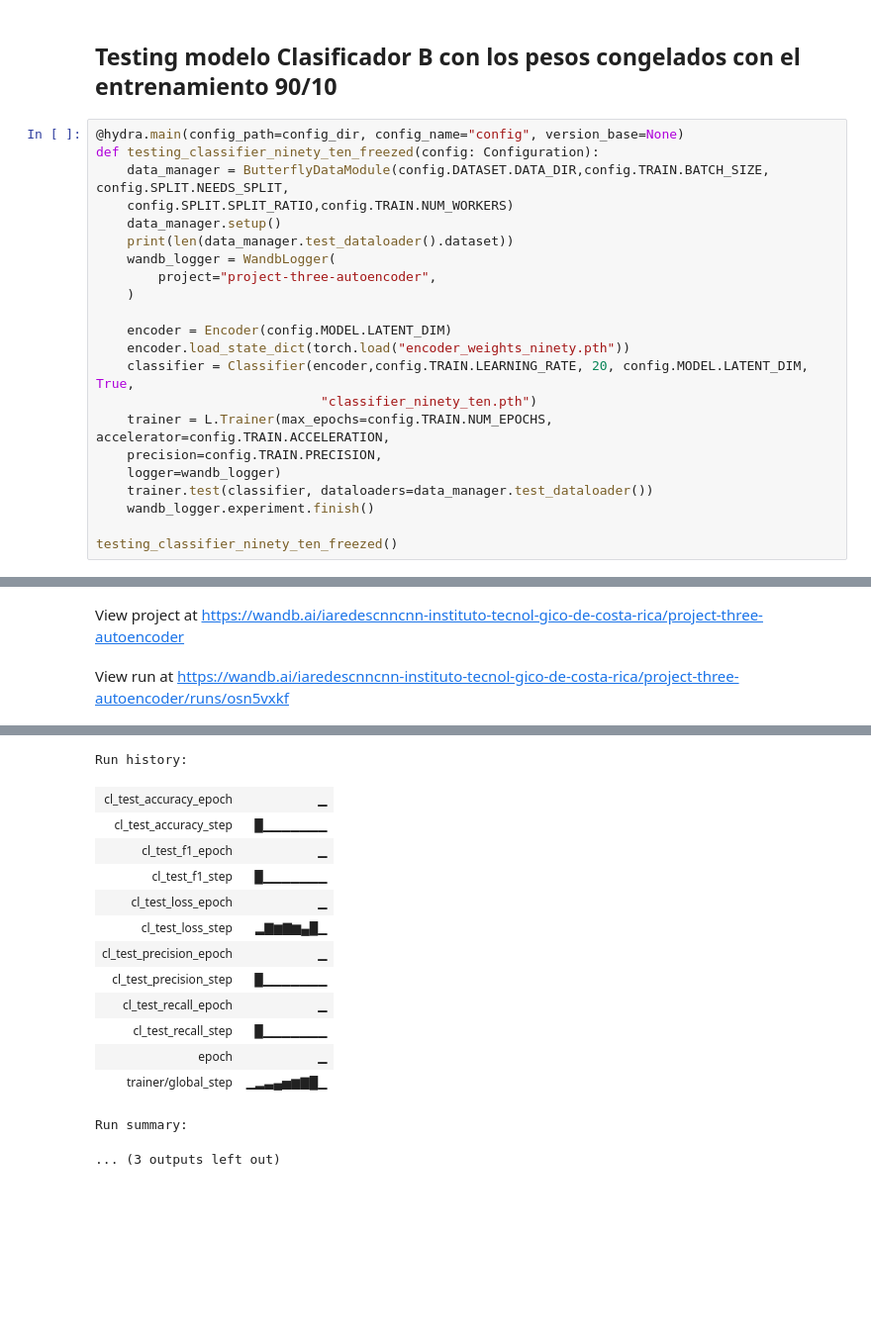
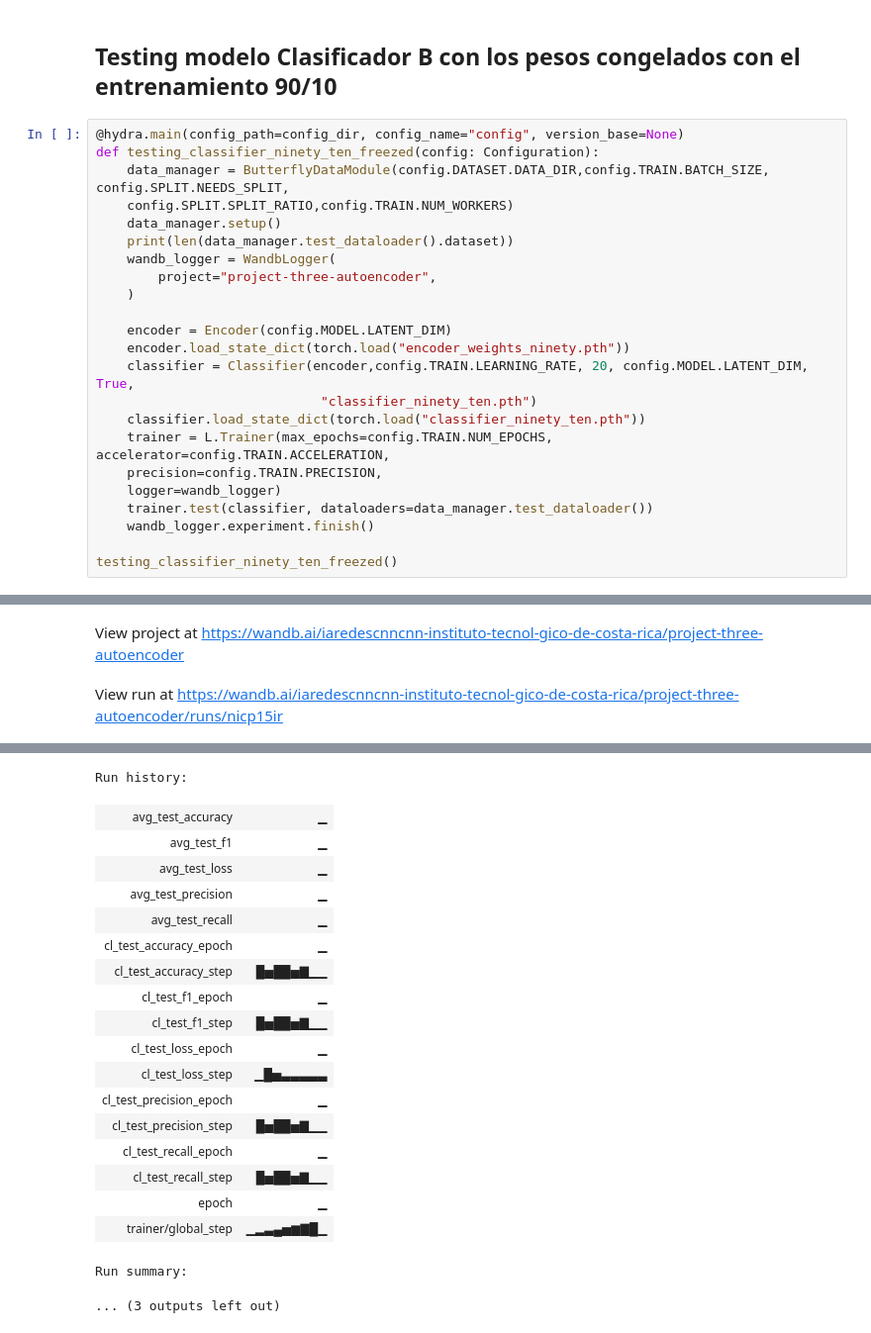
Before and after one commit to Gravehg/proyecto-transfer-learning, a Jupyter notebook: Experimento1.ipynb, the cells around one changed output, grey strips where cells are left out. Shown at 99% size. Cells and saved outputs as stored; diff of their text form; blank space fills up the shorter version.

```diff
--- a/Experimento1.ipynb
+++ b/Experimento1.ipynb
@@ -547,6 +547,7 @@ def testing_classifier_ninety_ten_freezed(config: Configuration):
     encoder.load_state_dict(torch.load("encoder_weights_ninety.pth"))
     classifier = Classifier(encoder,config.TRAIN.LEARNING_RATE, 20, config.MODEL.LATENT_DIM, True,
                              "classifier_ninety_ten.pth")
+    classifier.load_state_dict(torch.load("classifier_ninety_ten.pth"))
     trainer = L.Trainer(max_epochs=config.TRAIN.NUM_EPOCHS, accelerator=config.TRAIN.ACCELERATION,
     precision=config.TRAIN.PRECISION,
     logger=wandb_logger)
@@ -566,3 +567,3 @@ Syncing run noble-waterfall-36 to Weights & Biases (docs)
 View project at https://wandb.ai/iaredescnncnn-instituto-tecnol-gico-de-costa-rica/project-three-autoencoder
-View run at https://wandb.ai/iaredescnncnn-instituto-tecnol-gico-de-costa-rica/project-three-autoencoder/runs/osn5vxkf
+View run at https://wandb.ai/iaredescnncnn-instituto-tecnol-gico-de-costa-rica/project-three-autoencoder/runs/nicp15ir
 LOCAL_RANK: 0 - CUDA_VISIBLE_DEVICES: [0]
@@ -578,15 +585,20 @@ c:\ProgramData\miniconda3\Lib\site-packages\pytorch_lightning\trainer\connectors
 ────────────────────────────────────────────────────────────────────────────────────────────────────────────────────────
 Run history:
+| avg_test_accuracy | ▁ |
+| avg_test_f1 | ▁ |
+| avg_test_loss | ▁ |
+| avg_test_precision | ▁ |
+| avg_test_recall | ▁ |
 | cl_test_accuracy_epoch | ▁ |
-| cl_test_accuracy_step | █▁▁▁▁▁▁▁ |
+| cl_test_accuracy_step | █▅██▅▇▁▁ |
 | cl_test_f1_epoch | ▁ |
-| cl_test_f1_step | █▁▁▁▁▁▁▁ |
+| cl_test_f1_step | █▅██▅▇▁▁ |
 | cl_test_loss_epoch | ▁ |
-| cl_test_loss_step | ▂▇▆▇▆▄█▁ |
+| cl_test_loss_step | ▁█▅▃▃▃▃▃ |
 | cl_test_precision_epoch | ▁ |
-| cl_test_precision_step | █▁▁▁▁▁▁▁ |
+| cl_test_precision_step | █▅██▅▇▁▁ |
 | cl_test_recall_epoch | ▁ |
-| cl_test_recall_step | █▁▁▁▁▁▁▁ |
+| cl_test_recall_step | █▅██▅▇▁▁ |
 | epoch | ▁ |
 | trainer/global_step | ▁▂▃▄▅▆▇█▁ |
 Run summary:
```
Also changed, not shown: parts of 11 cells of this notebook, 1 other file.
